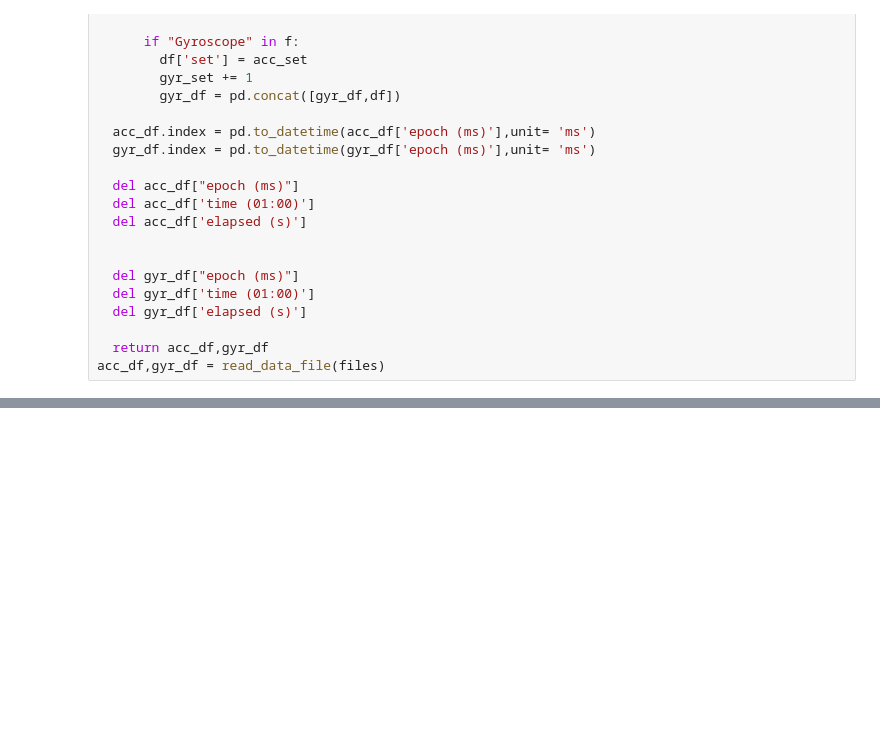
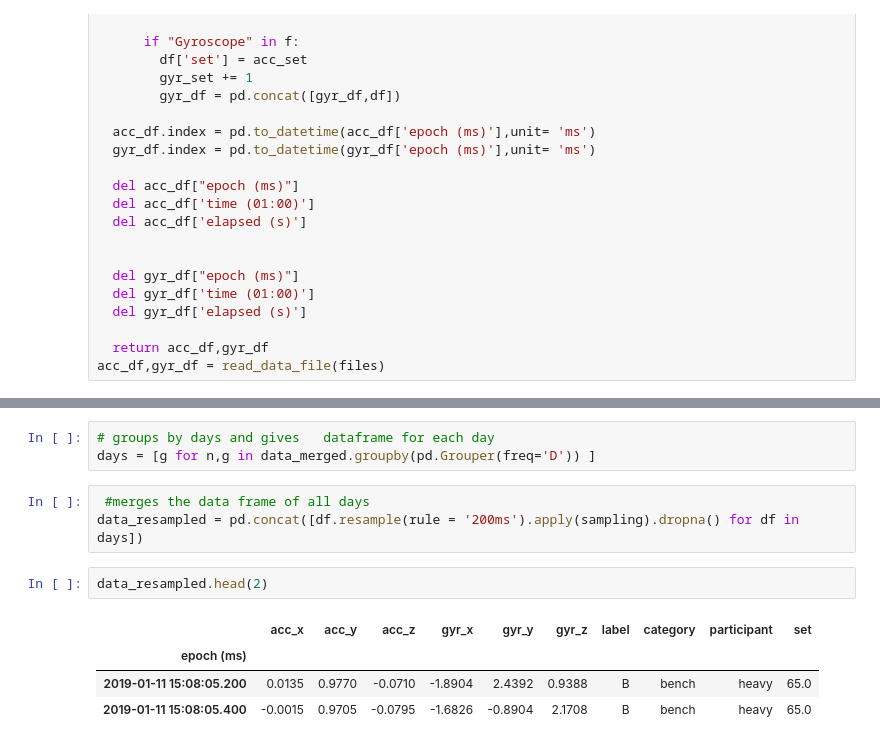
Before and after one commit to surajjorwar/FitnessTracker, a Jupyter notebook: FitnessTracker.ipynb, the cells around one changed output, grey strips where cells are left out. Cells and saved outputs as stored; diff of their text form; blank space fills up the shorter version.

```diff
--- a/FitnessTracker.ipynb
+++ b/FitnessTracker.ipynb
@@ -235,0 +225,13 @@ gyr_df
+# %%
+# groups by days and gives   dataframe for each day
+days = [g for n,g in data_merged.groupby(pd.Grouper(freq='D')) ]
+# %%
+ #merges the data frame of all days
+data_resampled = pd.concat([df.resample(rule = '200ms').apply(sampling).dropna() for df in days])
+# %%
+data_resampled.head(2)
+# %% [output]
+|  | acc_x | acc_y | acc_z | gyr_x | gyr_y | gyr_z | label | category | participant | set |
+| epoch (ms) |  |  |  |  |  |  |  |  |  |  |
+| 2019-01-11 15:08:05.200 | 0.0135 | 0.9770 | -0.0710 | -1.8904 | 2.4392 | 0.9388 | B | bench | heavy | 65.0 |
+| 2019-01-11 15:08:05.400 | -0.0015 | 0.9705 | -0.0795 | -1.6826 | -0.8904 | 2.1708 | B | bench | heavy | 65.0 |
```
Also changed, not shown: parts of 46 cells of this notebook.
